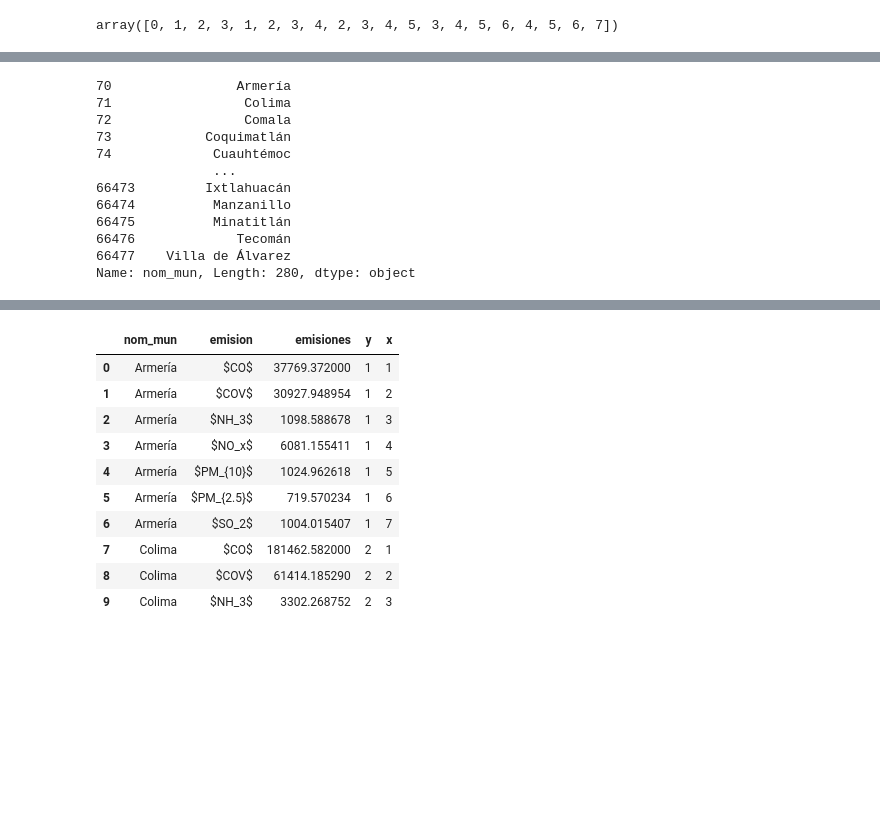
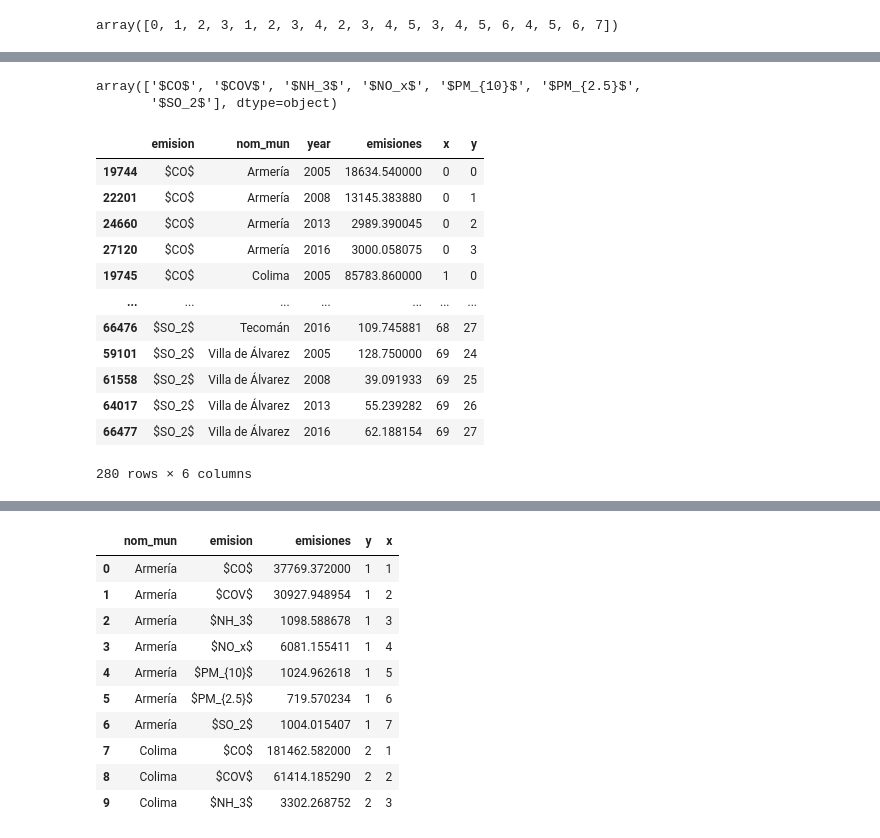
Before and after one commit to pcorner10/pronaces_analisis, a Jupyter notebook: INEM.ipynb, the cells around one changed output, grey strips where cells are left out. Drawn from its saved outputs; the diff is of its cells as text; code cells hidden in the pictures; blank space fills up the shorter version.

```diff
--- a/INEM.ipynb
+++ b/INEM.ipynb
@@ -660,17 +670,34 @@ array([0, 1, 2, 3, 1, 2, 3, 4, 2, 3, 4, 5, 3, 4, 5, 6, 4, 5, 6, 7])
 # %%
 total_mun_colima.head()
-
-total_mun_colima["nom_mun"].replace({})
+total_mun_colima3D = total_mun_colima[['emision','nom_mun', 'year', 'emisiones']]
-# %% [output]
-70                Armería
-71                 Colima
-72                 Comala
-73            Coquimatlán
-74             Cuauhtémoc
-               ...
-66473         Ixtlahuacán
-66474          Manzanillo
-66475          Minatitlán
-66476             Tecomán
-66477    Villa de Álvarez
-Name: nom_mun, Length: 280, dtype: object
+# %%
+total_mun_colima3D["emision"].unique()
+# %% [output]
+array(['$CO$', '$COV$', '$NH_3$', '$NO_x$', '$PM_{10}$', '$PM_{2.5}$',
+       '$SO_2$'], dtype=object)
+# %%
+
+
+total_mun_colima3D.shape
+
+total_mun_colima3D.sort_values(by=['emision','nom_mun', 'year'], inplace=True)
+total_mun_colima3D['x'] = total_mun_colima3D.groupby(by='year').cumcount()
+total_mun_colima3D['y'] = total_mun_colima3D.groupby('nom_mun').cumcount()
+
+y = [0, 1, 2, 3]*70
+
+total_mun_colima3D
+# %% [output]
+|  | emision | nom_mun | year | emisiones | x | y |
+| 19744 | $CO$ | Armería | 2005 | 18634.540000 | 0 | 0 |
+| 22201 | $CO$ | Armería | 2008 | 13145.383880 | 0 | 1 |
+| 24660 | $CO$ | Armería | 2013 | 2989.390045 | 0 | 2 |
+| 27120 | $CO$ | Armería | 2016 | 3000.058075 | 0 | 3 |
+| 19745 | $CO$ | Colima | 2005 | 85783.860000 | 1 | 0 |
+| ... | ... | ... | ... | ... | ... | ... |
+| 66476 | $SO_2$ | Tecomán | 2016 | 109.745881 | 68 | 27 |
+| 59101 | $SO_2$ | Villa de Álvarez | 2005 | 128.750000 | 69 | 24 |
+| 61558 | $SO_2$ | Villa de Álvarez | 2008 | 39.091933 | 69 | 25 |
+| 64017 | $SO_2$ | Villa de Álvarez | 2013 | 55.239282 | 69 | 26 |
+| 66477 | $SO_2$ | Villa de Álvarez | 2016 | 62.188154 | 69 | 27 |
+280 rows × 6 columns
```
Also changed, not shown: parts of 7 cells of this notebook, 4 other files.
